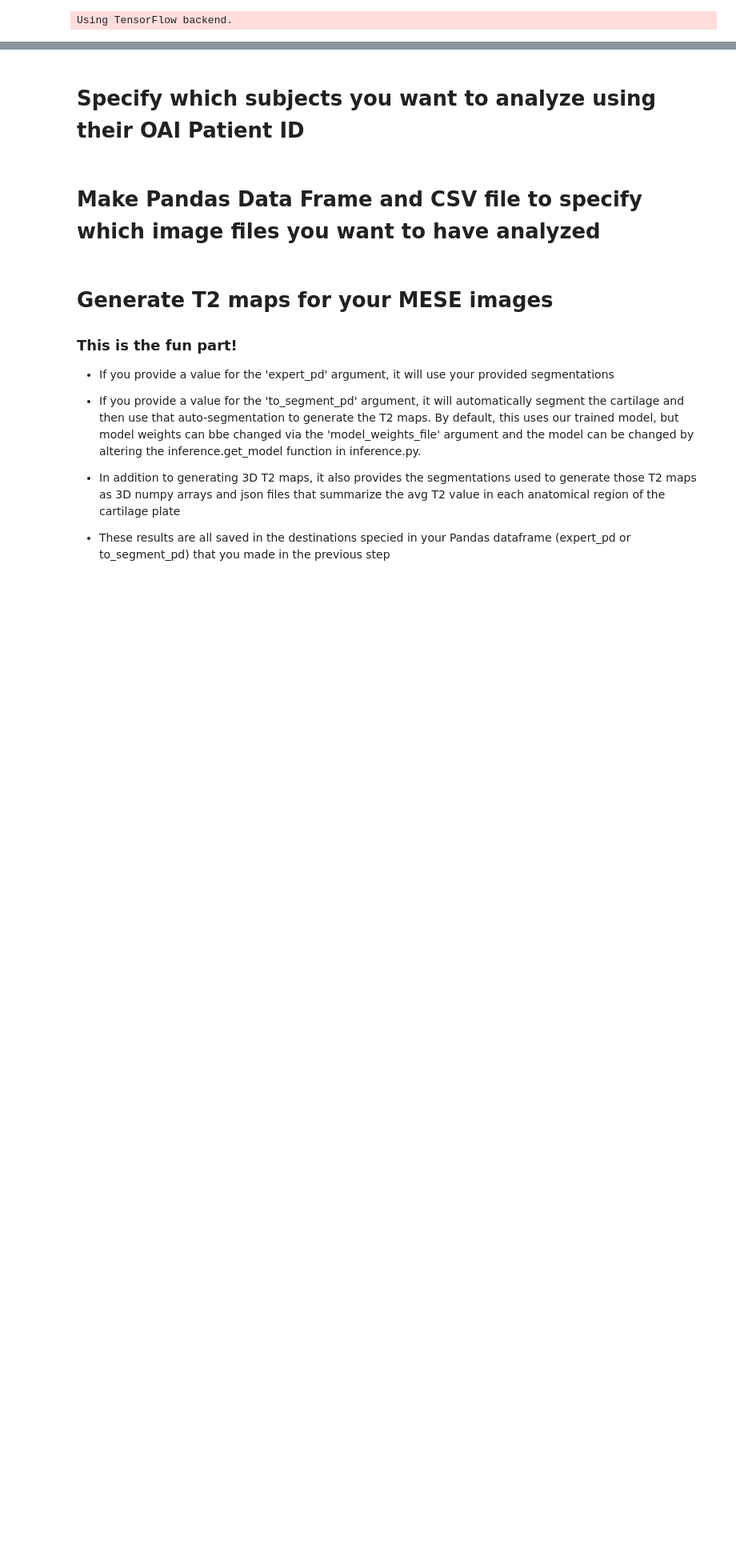
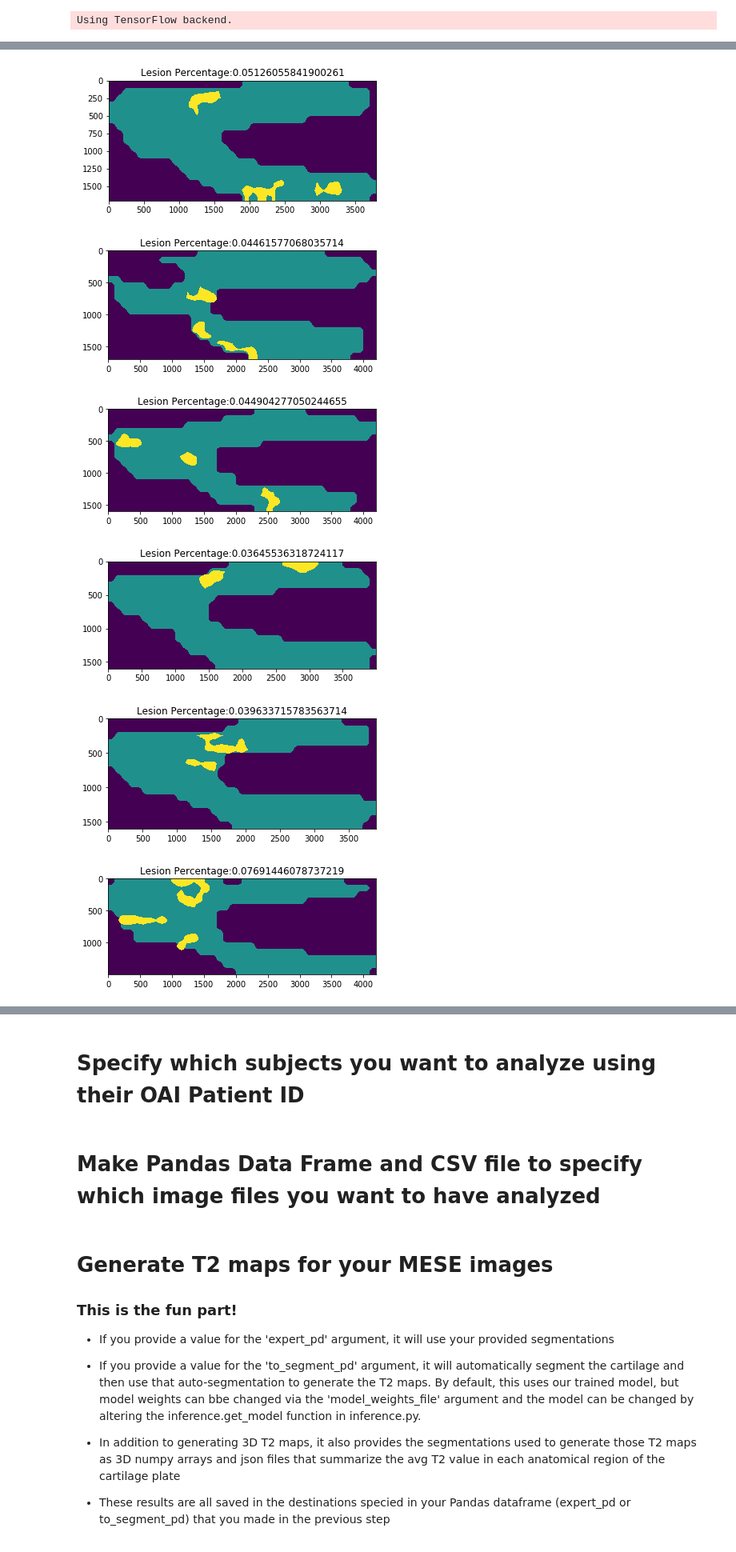
Before and after one commit to kathoma/AutomaticKneeMRISegmentation, a Jupyter notebook: FullPipeline.ipynb, the cells around one changed output, grey strips where cells are left out. Shown at 80% size. Drawn from its saved outputs; the diff is of its cells as text; code cells hidden in the pictures; blank space fills up the shorter version.

```diff
--- a/FullPipeline.ipynb
+++ b/FullPipeline.ipynb
@@ -24,0 +68,36 @@ Using TensorFlow backend.
+# %%
+sm_list = np.arange(.5,2.5,.2)
+apt_list = np.arange(.01,.05,.005)
+corr_list = []
+for sm in [1]:#sm_list:
+    for apt in [.01]:#apt_list:
+
+        root = '/data/kevin_data/qmetric/t2_projected'
+        t1 = np.sort([os.path.join(root,file) for file in os.listdir(root) if file.endswith("4.npy")])
+        t2 = np.sort([os.path.join(root,file) for file in os.listdir(root) if file.endswith("8.npy")])
+
+        qmetric = calculate_lesion_area(timepoint1=t1,
+                                        timepoint2=t2,
+                                        area_percent_threshold = apt,
+                                        sigma_multiple = sm,
+                                       display= True)
+
+        root = '/data/kevin_data/predicted/t2_projected'
+        t1 = np.sort([os.path.join(root,file) for file in os.listdir(root) if file.endswith("4.npy")])
+        t2 = np.sort([os.path.join(root,file) for file in os.listdir(root) if file.endswith("8.npy")])
+
+        pred = calculate_lesion_area(timepoint1=t1,
+                                     timepoint2=t2,
+                                     area_percent_threshold = apt,
+                                     sigma_multiple = sm,
+                                     display=True)
+
+
+        corr_list.append(spearmanr(pred, qmetric))
+# %% [output]
+[figure, added]
+[figure, added]
+[figure, added]
+[figure, added]
+[figure, added]
+[figure, added]
```
Also changed, not shown: parts of 12 cells of this notebook, 3 other files.
